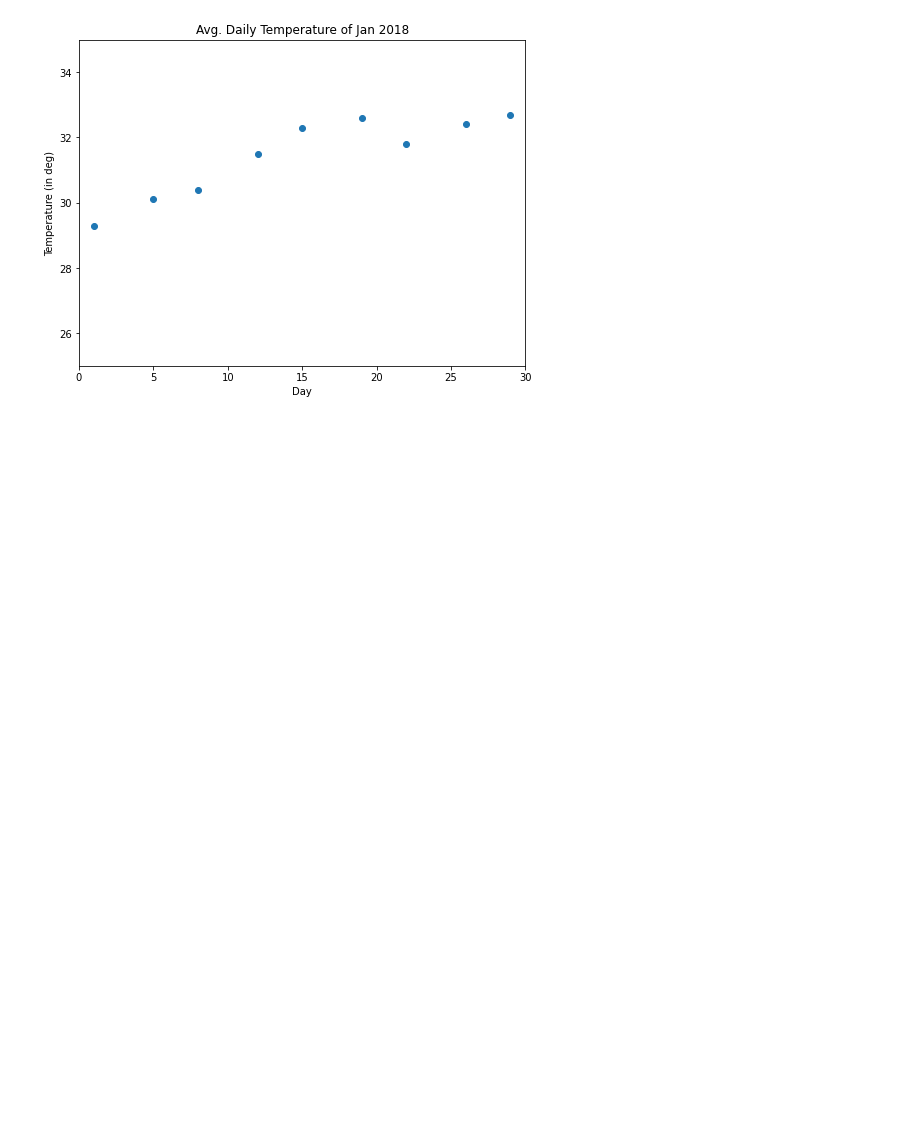
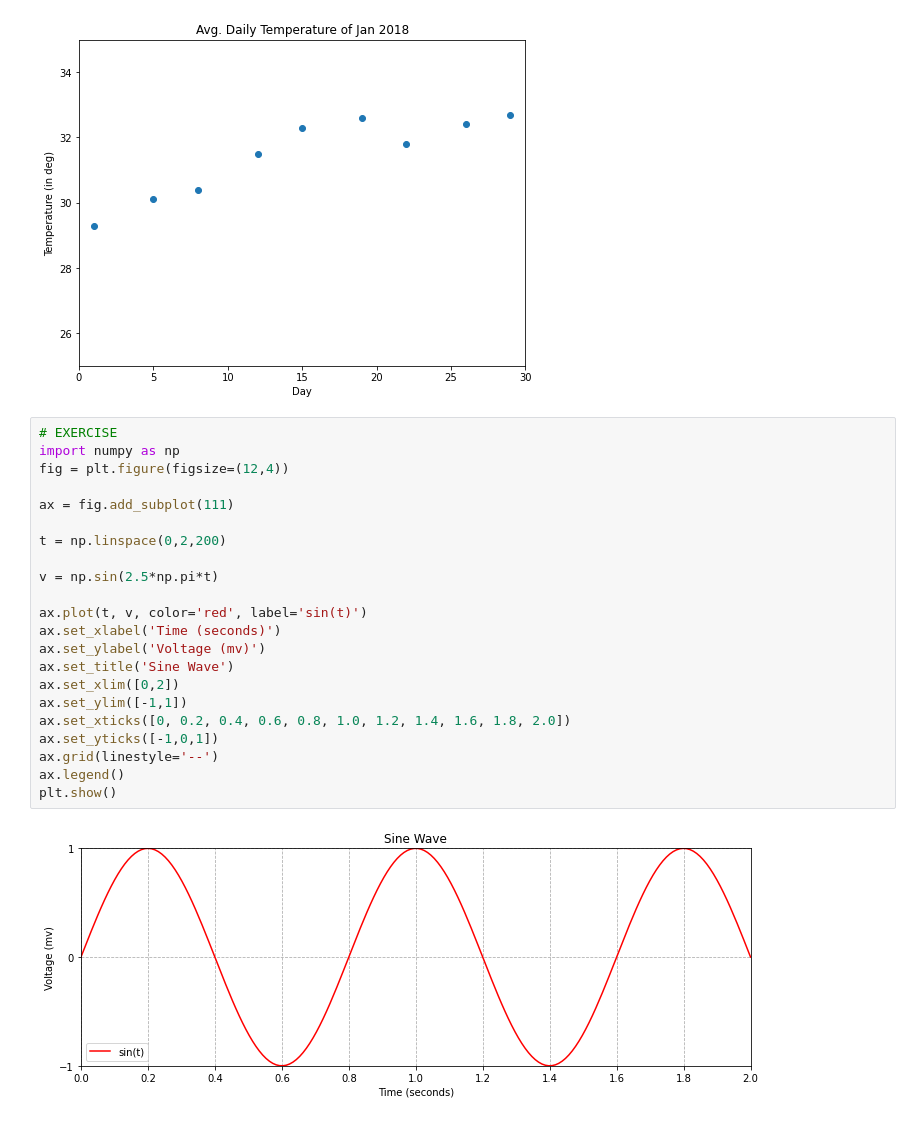
Before and after one commit to vvtrip/ml_manifestations, a Jupyter notebook: 7_tools/9_matplotlib.ipynb, the cells around one changed output. Saved outputs shown, nothing was run; the diff lists cells and outputs as text; blank space fills up the shorter version.

Commit message:
adds exercises

```diff
--- a/7_tools/9_matplotlib.ipynb
+++ b/7_tools/9_matplotlib.ipynb
@@ -264,3 +264,27 @@ ax.plot(days, temp, marker='o', linestyle='none')
 plt.show()
 # %% [output]
 [figure]
+# %%
+# EXERCISE
+import numpy as np
+fig = plt.figure(figsize=(12,4))
+
+ax = fig.add_subplot(111)
+
+t = np.linspace(0,2,200)
+
+v = np.sin(2.5*np.pi*t)
+
+ax.plot(t, v, color='red', label='sin(t)')
+ax.set_xlabel('Time (seconds)')
+ax.set_ylabel('Voltage (mv)')
+ax.set_title('Sine Wave')
+ax.set_xlim([0,2])
+ax.set_ylim([-1,1])
+ax.set_xticks([0, 0.2, 0.4, 0.6, 0.8, 1.0, 1.2, 1.4, 1.6, 1.8, 2.0])
+ax.set_yticks([-1,0,1])
+ax.grid(linestyle='--')
+ax.legend()
+plt.show()
+# %% [output]
+[figure, added]
```
Also changed, not shown: parts of 2 cells of this notebook.
